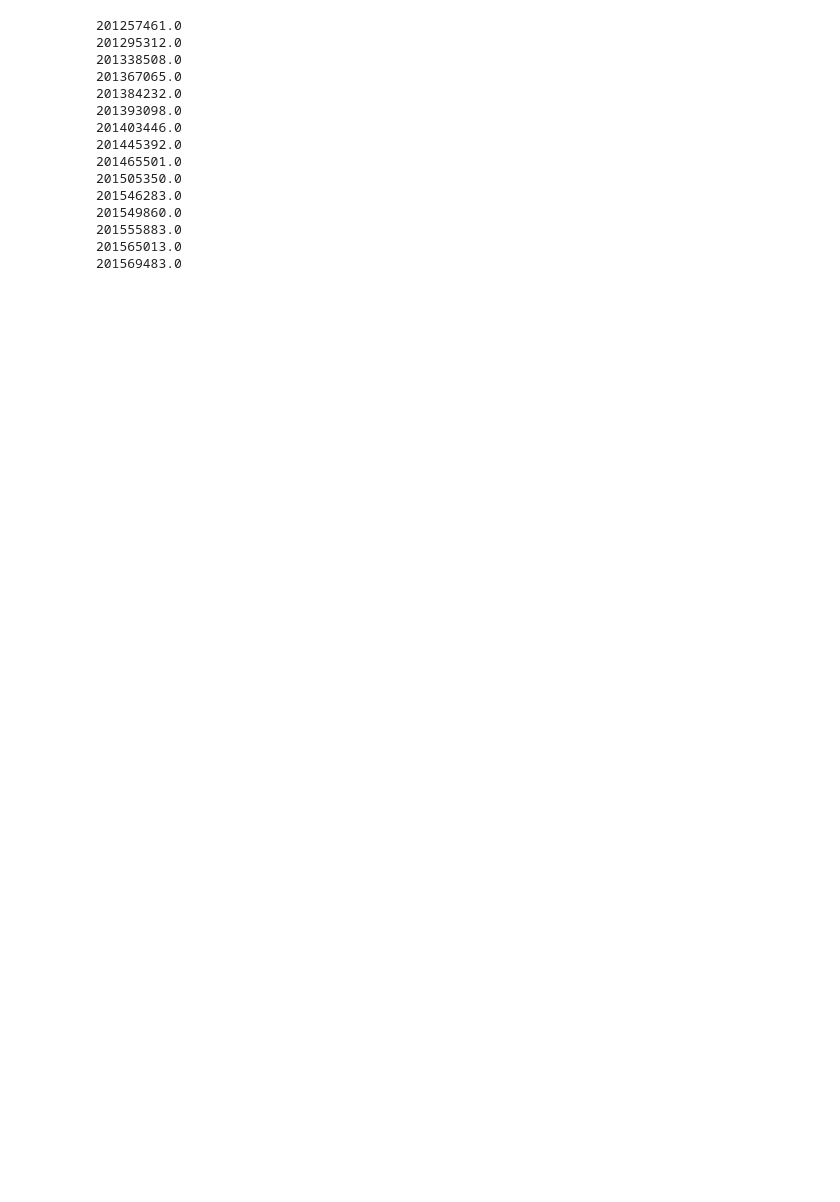
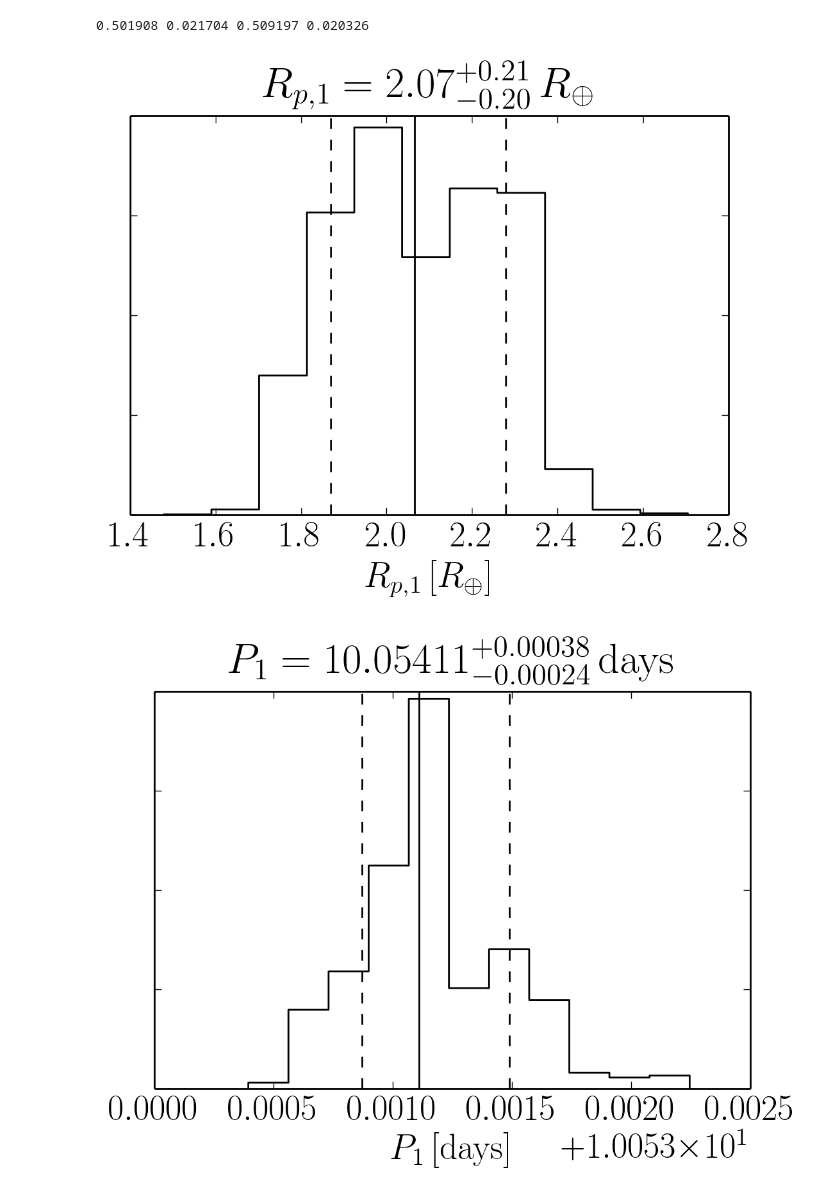
Before and after one commit to benmontet/k2-characterization, a Jupyter notebook: planet_properties.ipynb, the cells around one changed output. Drawn from its saved outputs; the diff is of its cells as text; code cells hidden in the pictures; blank space fills up the shorter version.

```diff
--- a/planet_properties.ipynb
+++ b/planet_properties.ipynb
@@ -25,13 +21,6 @@ stars = pd.read_csv("dartmouth_params.txt", delim_whitespace=True, header=0, ski
 # %%
-def calc_hist(x, w, fmt):
+def plot_hist(x, w, nm, units, fmt=".2f"):
     q = triangle.quantile(x, [0.16, 0.5, 0.84], weights=w)
-    d = np.diff(q)
-    v = ("{{0:{0}}}_{{{{-{{1:{0}}}}}}}^{{{{+{{2:{0}}}}}}}"
-         .format(fmt).format(q[1], d[0], d[1]))
-    return q, v
-
-def plot_hist(x, w, nm, units, fmt=".2f"):
-    q, v = calc_hist(x, w, fmt)
     d = np.diff(q)
     bins = np.linspace(q[1] - 3 * d[0], q[1] + 3 * d[1], 12)
 
@@ -45,8 +34,11 @@ def plot_hist(x, w, nm, units, fmt=".2f"):
     else:
         ax.set_xlabel("${0}\,[{1}]$".format(nm, units))
     ax.set_yticklabels([])
-    if units is not None:
-        v = "$" + nm + " = " + v + " \, {{4}}$".format(units)
+    if units is None:
+        ax.set_title("${{0}} = {{1:{0}}}_{{{{-{{2:{0}}}}}}}^{{{{+{{3:{0}}}}}}}$"
+                     .format(fmt)
+                     .format(nm, q[1], d[0], d[1]))
     else:
-        v = "$" + nm + " = " + v + "$"
-    ax.set_title(v)
+        ax.set_title("${{0}} = {{1:{0}}}_{{{{-{{2:{0}}}}}}}^{{{{+{{3:{0}}}}}}} \, {{4}}$"
+                     .format(fmt)
+                     .format(nm, q[1], d[0], d[1], units))
@@ -152,18 +44,0 @@ def process_row(row):
-# %%
-rows = [process_row(row) for _, row in stars.iterrows()]
-# %% [output]
-201257461.0
-201295312.0
-201338508.0
-201367065.0
-201384232.0
-201393098.0
-201403446.0
-201445392.0
-201465501.0
-201505350.0
-201546283.0
-201549860.0
-201555883.0
-201565013.0
-201569483.0
@@ -193,3 +44,0 @@ DATADATA
-# %%
-with open("table_planets.tex", "w") as f:
-    f.write(txt)
@@ -195,0 +98,6 @@ with open("table_planets.tex", "w") as f:
+# %%
+process_row(stars[stars.EPIC == 201367065].iloc[0])
+# %% [output]
+0.501908 0.021704 0.509197 0.020326
+[figure, added]
+[figure, added]
```
Also changed, not shown: parts of 6 cells of this notebook, 4 other files.
